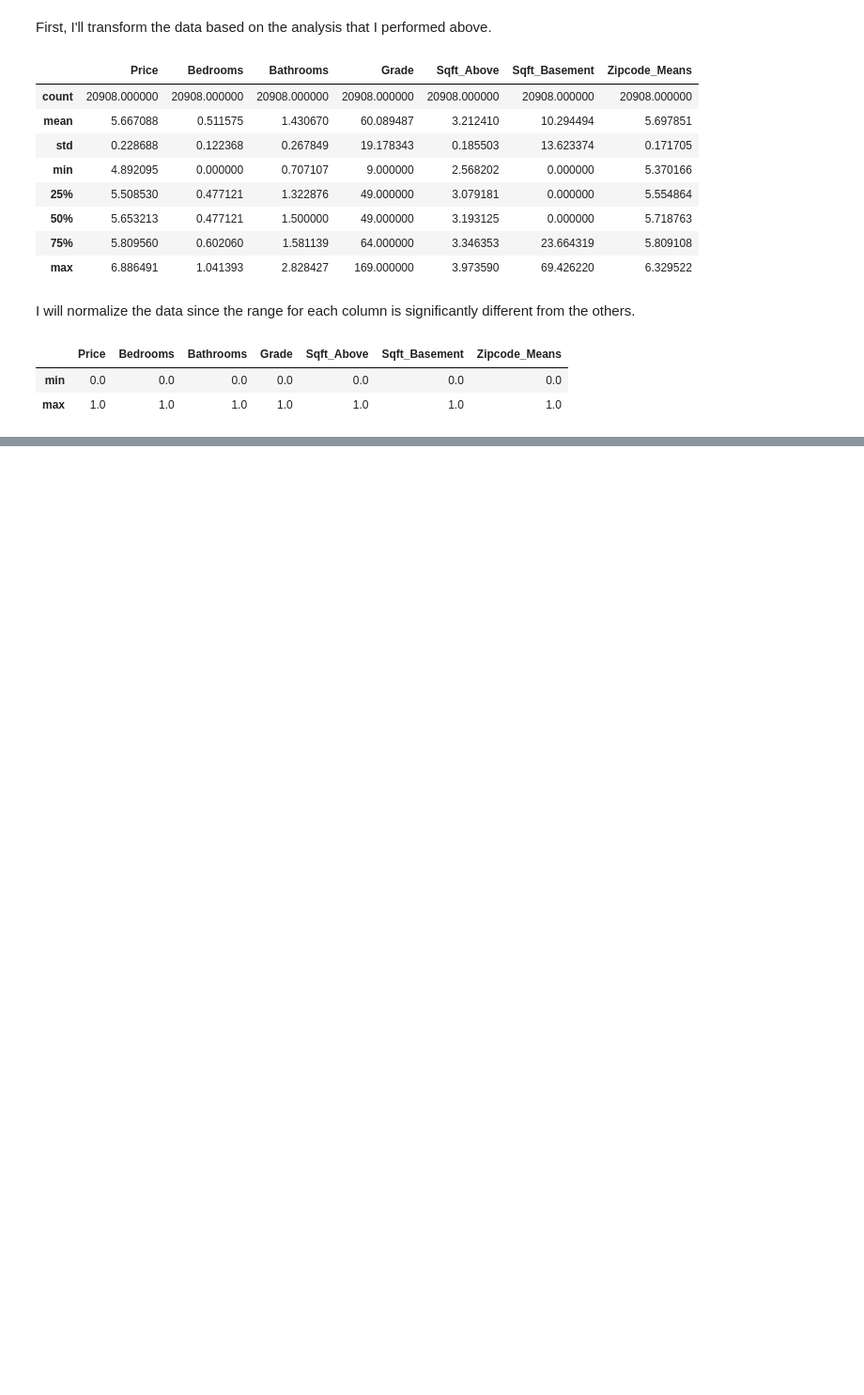
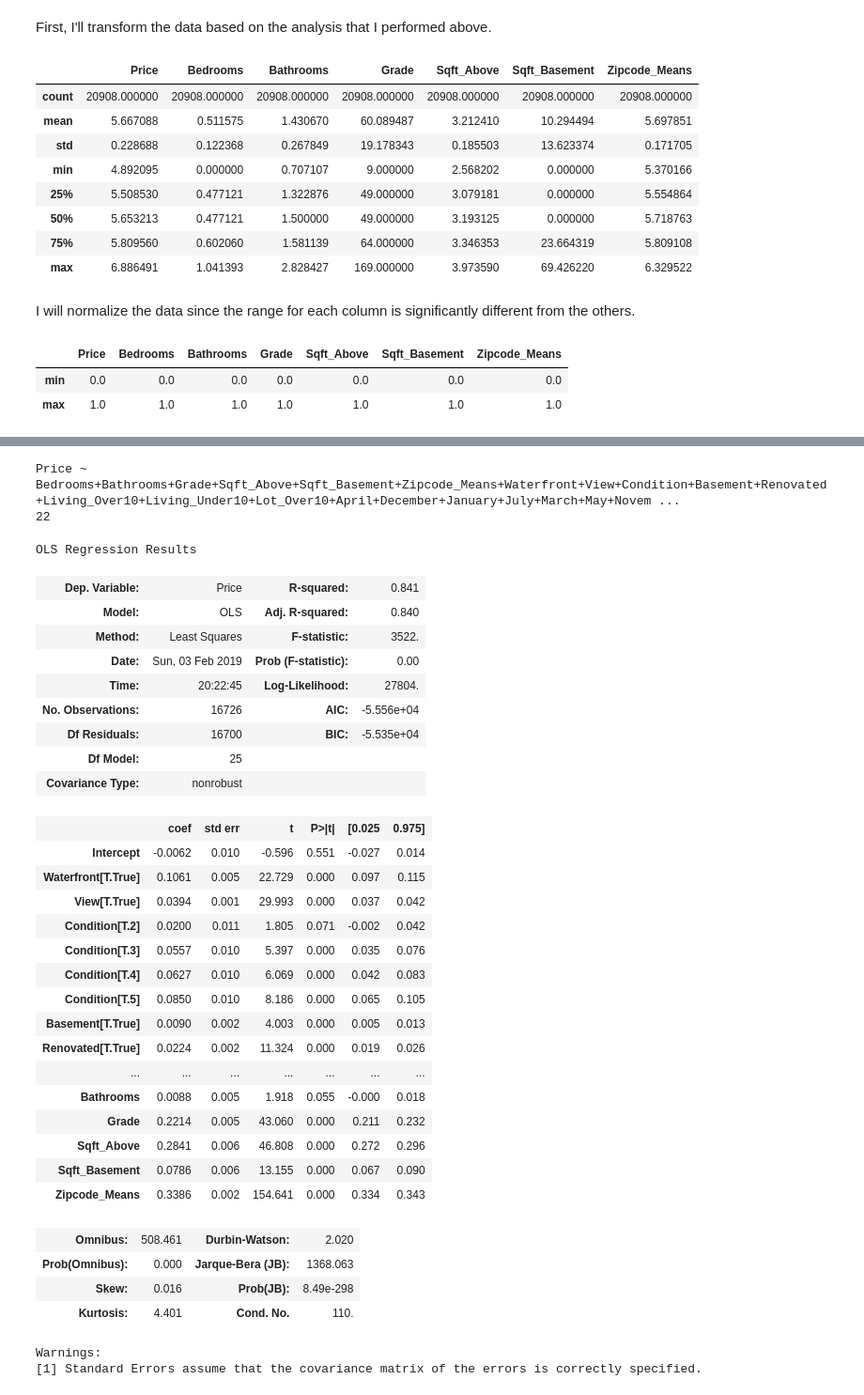
Before and after one commit to pjofrelora/dsc-1-final-project-online-ds-sp-000, a Jupyter notebook: student.ipynb, the cells around one changed output, grey strips where cells are left out. Shown at 94% size. Drawn from its saved outputs; the diff is of its cells as text; code cells hidden in the pictures; blank space fills up the shorter version.

```diff
--- a/student.ipynb
+++ b/student.ipynb
@@ -741,0 +767,5 @@ Warnings:
+# %%
+estimator = SVR(kernel = 'linear')
+selector = RFECV(estimator = estimator, cv = 3, scoring = 'r2')
+# %%
+selector = selector.fit(predictor_train, target_train)
@@ -741,0 +774,46 @@ Warnings:
+# %%
+predictors_numeric = [predictor for predictor in predictor_train.select_dtypes(include = np.number) if predictor in RFE_predictors]
+predictors_categorical = [predictor for predictor in predictor_train.select_dtypes('category') if predictor in RFE_predictors]
+formula = 'Price ~ ' + '+'.join(predictors_numeric) + '+' + '+'.join(predictors_categorical)
+print(formula)
+print(len(predictors_numeric)+len(predictors_categorical))
+# %% [output]
+Price ~ Bedrooms+Bathrooms+Grade+Sqft_Above+Sqft_Basement+Zipcode_Means+Waterfront+View+Condition+Basement+Renovated+Living_Over10+Living_Under10+Lot_Over10+April+December+January+July+March+May+Novem ...
+22
+# %%
+mod = smf.ols(formula=formula, data = predictor_train.join(target_train))
+res = mod.fit()
+res.summary()
+# %% [output]
+OLS Regression Results
+| Dep. Variable: | Price | R-squared: | 0.841 |
+| Model: | OLS | Adj. R-squared: | 0.840 |
+| Method: | Least Squares | F-statistic: | 3522. |
+| Date: | Sun, 03 Feb 2019 | Prob (F-statistic): | 0.00 |
+| Time: | 20:22:45 | Log-Likelihood: | 27804. |
+| No. Observations: | 16726 | AIC: | -5.556e+04 |
+| Df Residuals: | 16700 | BIC: | -5.535e+04 |
+| Df Model: | 25 |  |  |
+| Covariance Type: | nonrobust |  |  |
+|  | coef | std err | t | P>|t| | [0.025 | 0.975] |
+| Intercept | -0.0062 | 0.010 | -0.596 | 0.551 | -0.027 | 0.014 |
+| Waterfront[T.True] | 0.1061 | 0.005 | 22.729 | 0.000 | 0.097 | 0.115 |
+| View[T.True] | 0.0394 | 0.001 | 29.993 | 0.000 | 0.037 | 0.042 |
+| Condition[T.2] | 0.0200 | 0.011 | 1.805 | 0.071 | -0.002 | 0.042 |
+| Condition[T.3] | 0.0557 | 0.010 | 5.397 | 0.000 | 0.035 | 0.076 |
+| Condition[T.4] | 0.0627 | 0.010 | 6.069 | 0.000 | 0.042 | 0.083 |
+| Condition[T.5] | 0.0850 | 0.010 | 8.186 | 0.000 | 0.065 | 0.105 |
+| Basement[T.True] | 0.0090 | 0.002 | 4.003 | 0.000 | 0.005 | 0.013 |
+| Renovated[T.True] | 0.0224 | 0.002 | 11.324 | 0.000 | 0.019 | 0.026 |
+| ... | ... | ... | ... | ... | ... | ... |
+| Bathrooms | 0.0088 | 0.005 | 1.918 | 0.055 | -0.000 | 0.018 |
+| Grade | 0.2214 | 0.005 | 43.060 | 0.000 | 0.211 | 0.232 |
+| Sqft_Above | 0.2841 | 0.006 | 46.808 | 0.000 | 0.272 | 0.296 |
+| Sqft_Basement | 0.0786 | 0.006 | 13.155 | 0.000 | 0.067 | 0.090 |
+| Zipcode_Means | 0.3386 | 0.002 | 154.641 | 0.000 | 0.334 | 0.343 |
+| Omnibus: | 508.461 | Durbin-Watson: | 2.020 |
+| Prob(Omnibus): | 0.000 | Jarque-Bera (JB): | 1368.063 |
+| Skew: | 0.016 | Prob(JB): | 8.49e-298 |
+| Kurtosis: | 4.401 | Cond. No. | 110. |
+Warnings:
+[1] Standard Errors assume that the covariance matrix of the errors is correctly specified.
```
Also changed, not shown: parts of 34 cells of this notebook.
